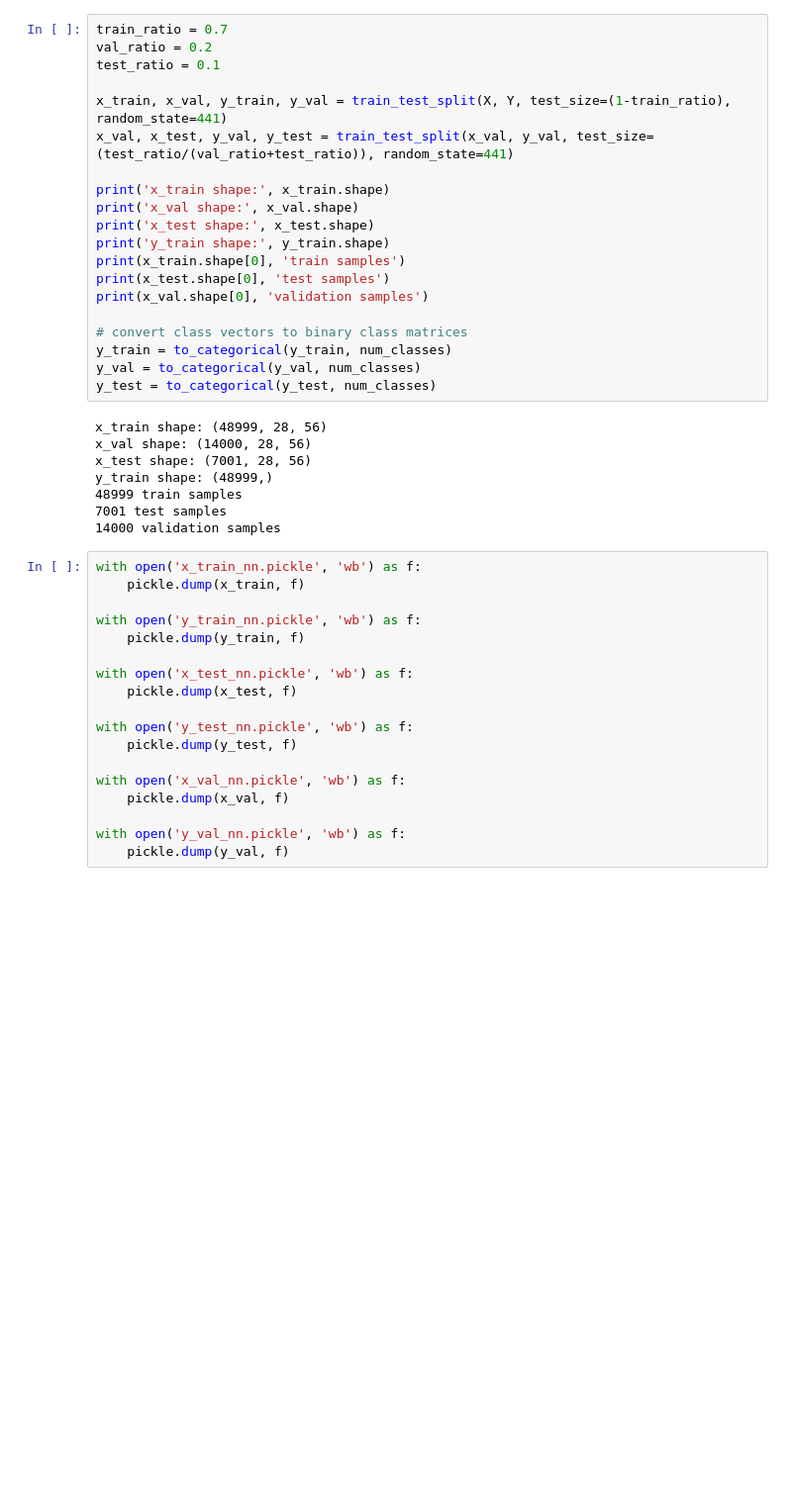
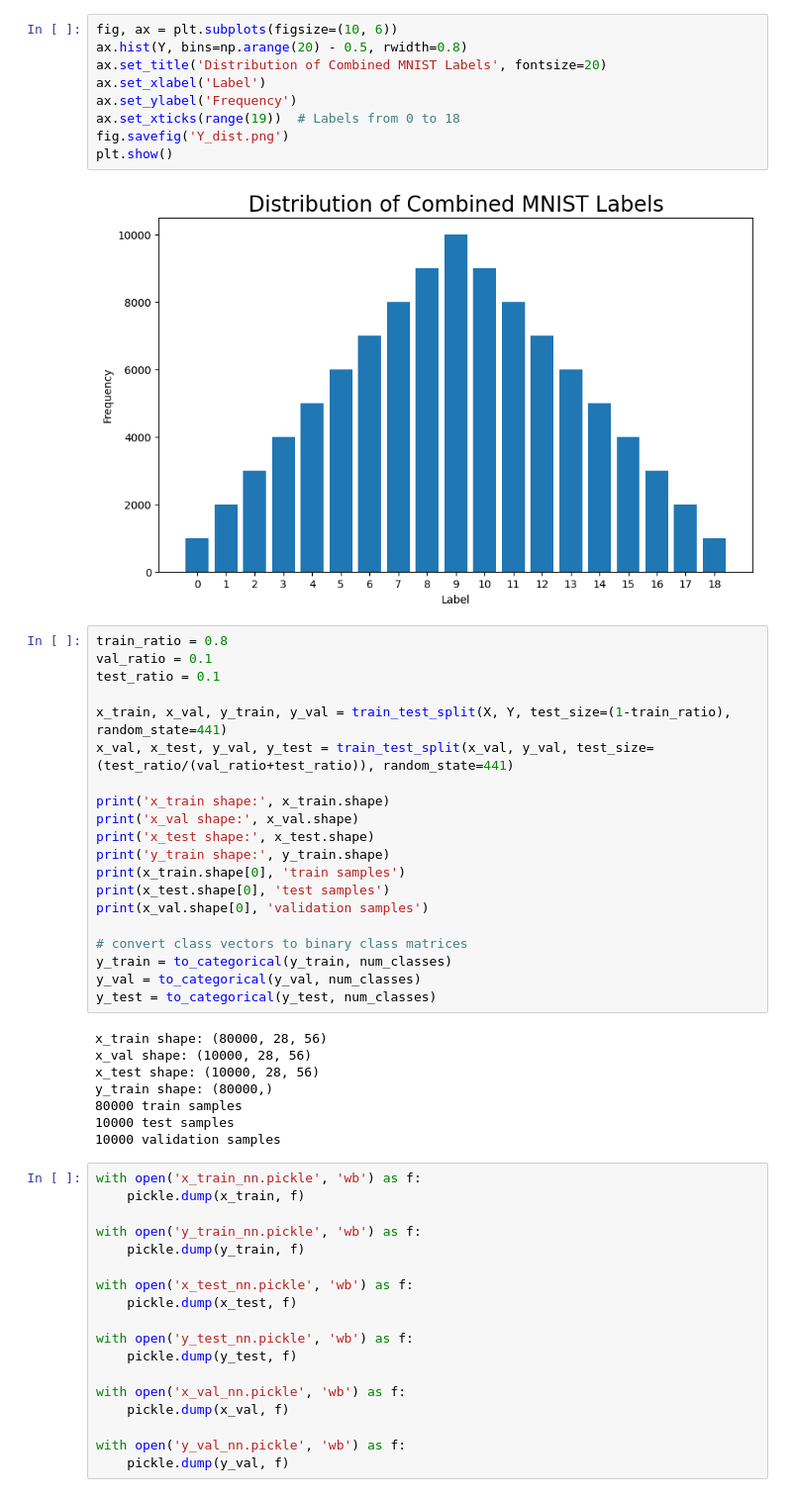
Before and after one commit to ljf441/mnist_add, a Jupyter notebook: pipeline.ipynb, the cells around one changed output. Shown: that part at 99% size. Cells and saved outputs as stored; diff of their text form; blank space fills up the shorter version.

```diff
--- a/pipeline.ipynb
+++ b/pipeline.ipynb
@@ -77,6 +136,17 @@ X, Y = dataset(X, Y)
+# %%
+fig, ax = plt.subplots(figsize=(10, 6))
+ax.hist(Y, bins=np.arange(20) - 0.5, rwidth=0.8)
+ax.set_title('Distribution of Combined MNIST Labels', fontsize=20)
+ax.set_xlabel('Label')
+ax.set_ylabel('Frequency')
+ax.set_xticks(range(19))  # Labels from 0 to 18
+fig.savefig('Y_dist.png')
+plt.show()
+# %% [output]
+[figure, added]
 # %%
-train_ratio = 0.7
-val_ratio = 0.2
+train_ratio = 0.8
+val_ratio = 0.1
 test_ratio = 0.1
 
 x_train, x_val, y_train, y_val = train_test_split(X, Y, test_size=(1-train_ratio), random_state=441)
@@ -95,13 +165,13 @@ y_train = to_categorical(y_train, num_classes)
 y_val = to_categorical(y_val, num_classes)
 y_test = to_categorical(y_test, num_classes)
 # %% [output]
-x_train shape: (48999, 28, 56)
-x_val shape: (14000, 28, 56)
-x_test shape: (7001, 28, 56)
-y_train shape: (48999,)
-48999 train samples
-7001 test samples
-14000 validation samples
+x_train shape: (80000, 28, 56)
+x_val shape: (10000, 28, 56)
+x_test shape: (10000, 28, 56)
+y_train shape: (80000,)
+80000 train samples
+10000 test samples
+10000 validation samples
 # %%
 with open('x_train_nn.pickle', 'wb') as f:
     pickle.dump(x_train, f)
```
Also changed, not shown: parts of 25 cells of this notebook, 19 other files.
